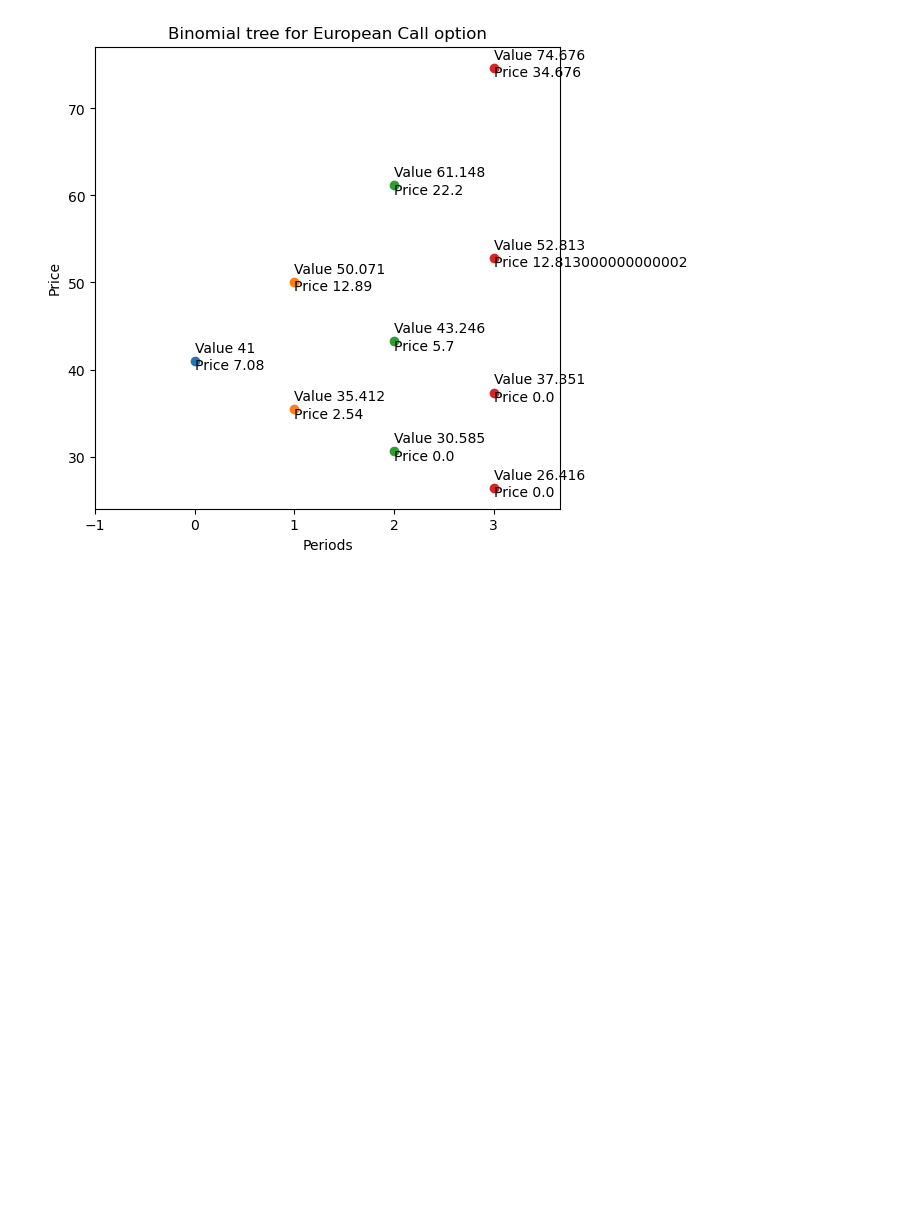
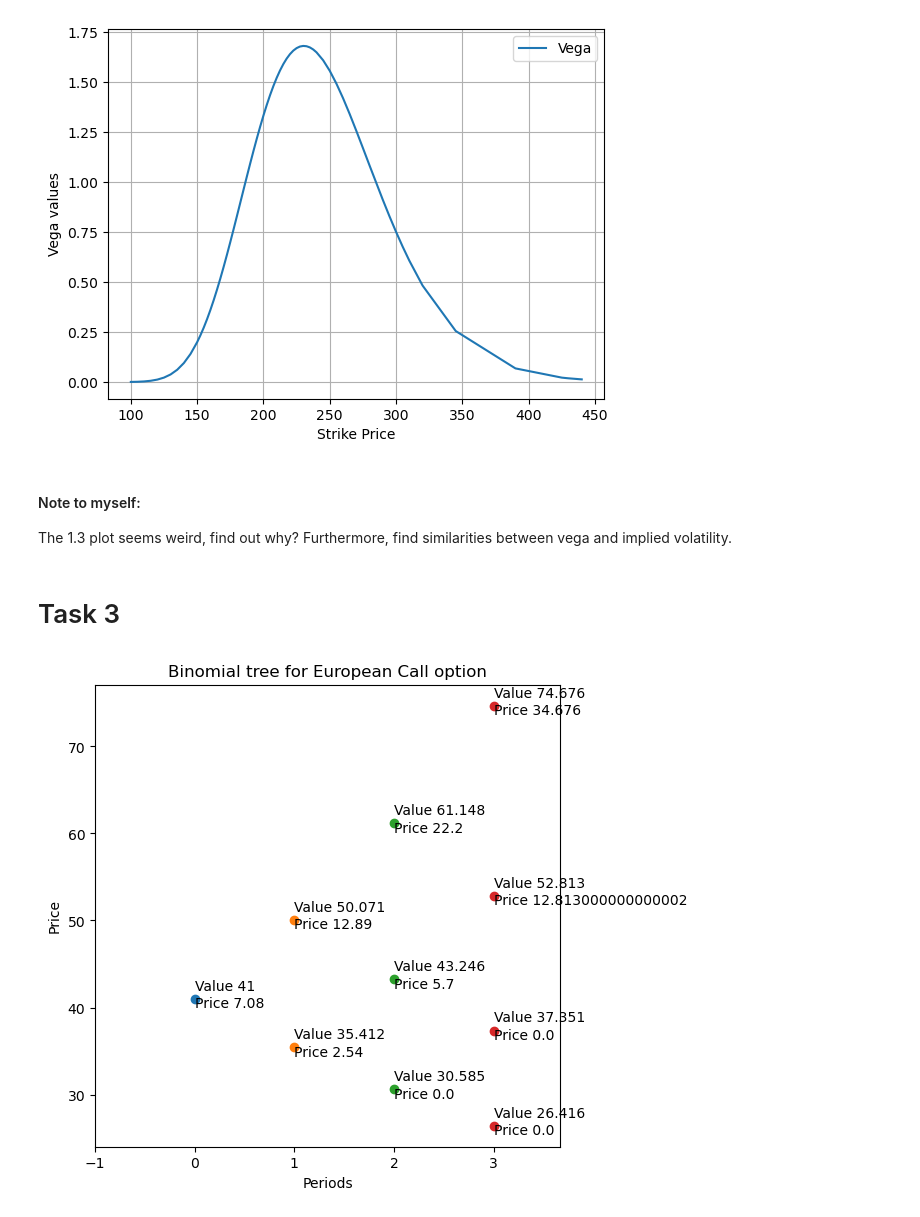
Before and after one commit to DataJakob/Various-School-Projects, a Jupyter notebook: Project_Evaluation_and_Finance/deliverable.ipynb, the cells around one changed output. Saved outputs shown, nothing was run; the diff lists cells and outputs as text; code cells hidden in the pictures; blank space fills up the shorter version.

```diff
--- a/Project_Evaluation_and_Finance/deliverable.ipynb
+++ b/Project_Evaluation_and_Finance/deliverable.ipynb
@@ -12,0 +67,22 @@ Attributes:
+# %%
+vega_list = []
+for i in range(len(df)):
+    ex1d = BlaSchMet(200,df['Strike'][i],3,0.05,0.01, 'Put')
+    ex1d.set_goal(find_price=True, vol=0.12, find_vol=False, price=0)
+    vega = ex1d.vega_calc()
+    vega_list.append(vega)
+# %%
+fig, ax = plt.subplots()
+ax.plot(df['Strike'],vega_list, label='Vega')
+ax.set_xlabel('Strike Price')
+ax.set_ylabel('Vega values')
+plt.grid()
+plt.legend()
+plt.show()
+# %% [output]
+[figure, added]
+# %% [markdown]
+<h4> Note to myself: </h4>
+<p> The 1.3 plot seems weird, find out why? Furthermore, find similarities between vega and implied volatility.
+# %% [markdown]
+<h1> Task 3
```
Also changed, not shown: parts of 15 cells of this notebook.
